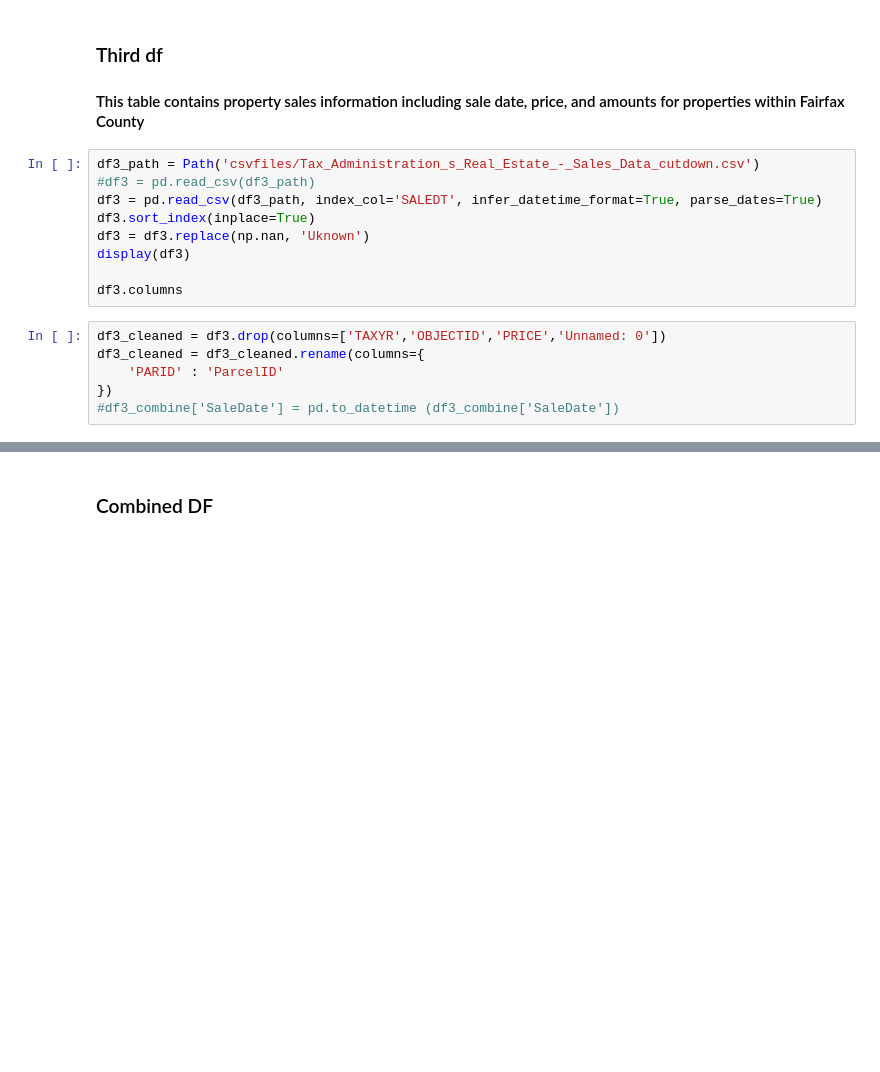
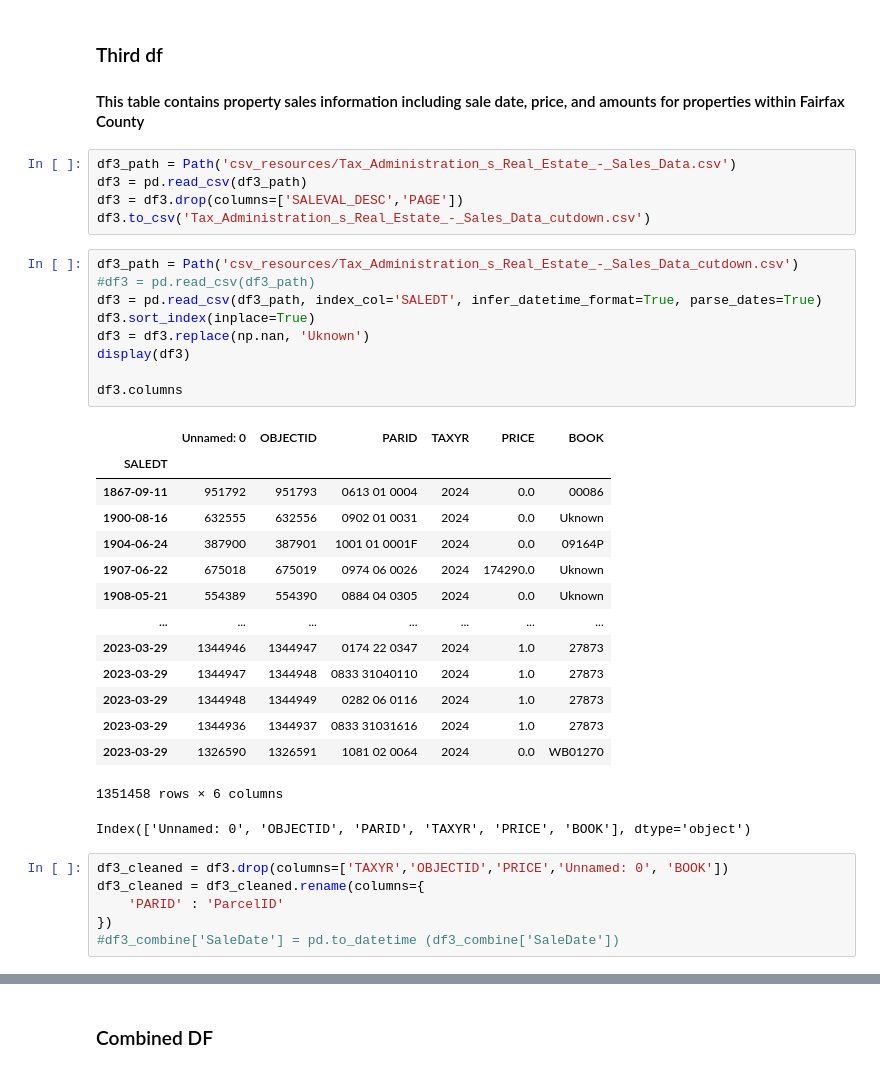
Before and after one commit to bkalan32/Group-Project, a Jupyter notebook: Real estate.ipynb, the cells around one changed output, grey strips where cells are left out. Cells and saved outputs as stored; diff of their text form; blank space fills up the shorter version.

```diff
--- a/Real estate.ipynb
+++ b/Real estate.ipynb
@@ -49,17 +113,38 @@ df2_final.columns
 # %% [markdown]
 ### Third df
 #### This table contains property sales information including sale date, price, and amounts for properties within Fairfax County
+# %%
+df3_path = Path('csv_resources/Tax_Administration_s_Real_Estate_-_Sales_Data.csv')
+df3 = pd.read_csv(df3_path)
+df3 = df3.drop(columns=['SALEVAL_DESC','PAGE'])
+df3.to_csv('Tax_Administration_s_Real_Estate_-_Sales_Data_cutdown.csv')
 # %%
-df3_path = Path('csvfiles/Tax_Administration_s_Real_Estate_-_Sales_Data_cutdown.csv')
+df3_path = Path('csv_resources/Tax_Administration_s_Real_Estate_-_Sales_Data_cutdown.csv')
 #df3 = pd.read_csv(df3_path)
 df3 = pd.read_csv(df3_path, index_col='SALEDT', infer_datetime_format=True, parse_dates=True)
 df3.sort_index(inplace=True)
 df3 = df3.replace(np.nan, 'Uknown')
 display(df3)
 
 df3.columns
+# %% [output]
+|  | Unnamed: 0 | OBJECTID | PARID | TAXYR | PRICE | BOOK |
+| SALEDT |  |  |  |  |  |  |
+| 1867-09-11 | 951792 | 951793 | 0613 01 0004 | 2024 | 0.0 | 00086 |
+| 1900-08-16 | 632555 | 632556 | 0902 01 0031 | 2024 | 0.0 | Uknown |
+| 1904-06-24 | 387900 | 387901 | 1001 01 0001F | 2024 | 0.0 | 09164P |
+| 1907-06-22 | 675018 | 675019 | 0974 06 0026 | 2024 | 174290.0 | Uknown |
+| 1908-05-21 | 554389 | 554390 | 0884 04 0305 | 2024 | 0.0 | Uknown |
+| ... | ... | ... | ... | ... | ... | ... |
+| 2023-03-29 | 1344946 | 1344947 | 0174 22 0347 | 2024 | 1.0 | 27873 |
+| 2023-03-29 | 1344947 | 1344948 | 0833 31040110 | 2024 | 1.0 | 27873 |
+| 2023-03-29 | 1344948 | 1344949 | 0282 06 0116 | 2024 | 1.0 | 27873 |
+| 2023-03-29 | 1344936 | 1344937 | 0833 31031616 | 2024 | 1.0 | 27873 |
+| 2023-03-29 | 1326590 | 1326591 | 1081 02 0064 | 2024 | 0.0 | WB01270 |
+1351458 rows × 6 columns
+Index(['Unnamed: 0', 'OBJECTID', 'PARID', 'TAXYR', 'PRICE', 'BOOK'], dtype='object')
 # %%
-df3_cleaned = df3.drop(columns=['TAXYR','OBJECTID','PRICE','Unnamed: 0'])
+df3_cleaned = df3.drop(columns=['TAXYR','OBJECTID','PRICE','Unnamed: 0', 'BOOK'])
 df3_cleaned = df3_cleaned.rename(columns={
     'PARID' : 'ParcelID'
 })
```
Also changed, not shown: parts of 14 cells of this notebook.
